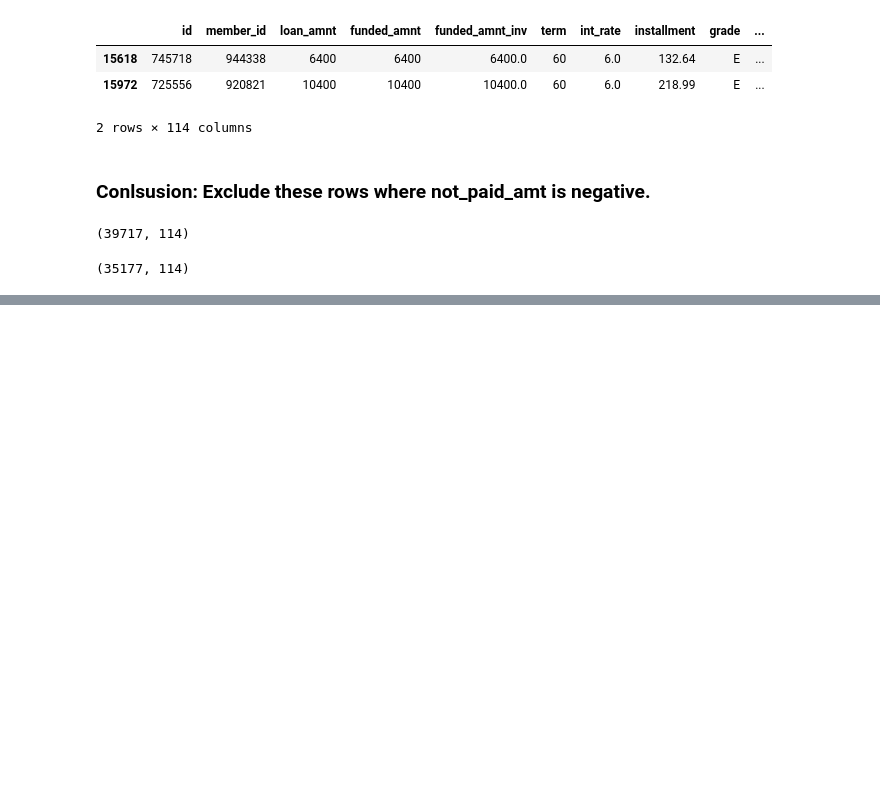
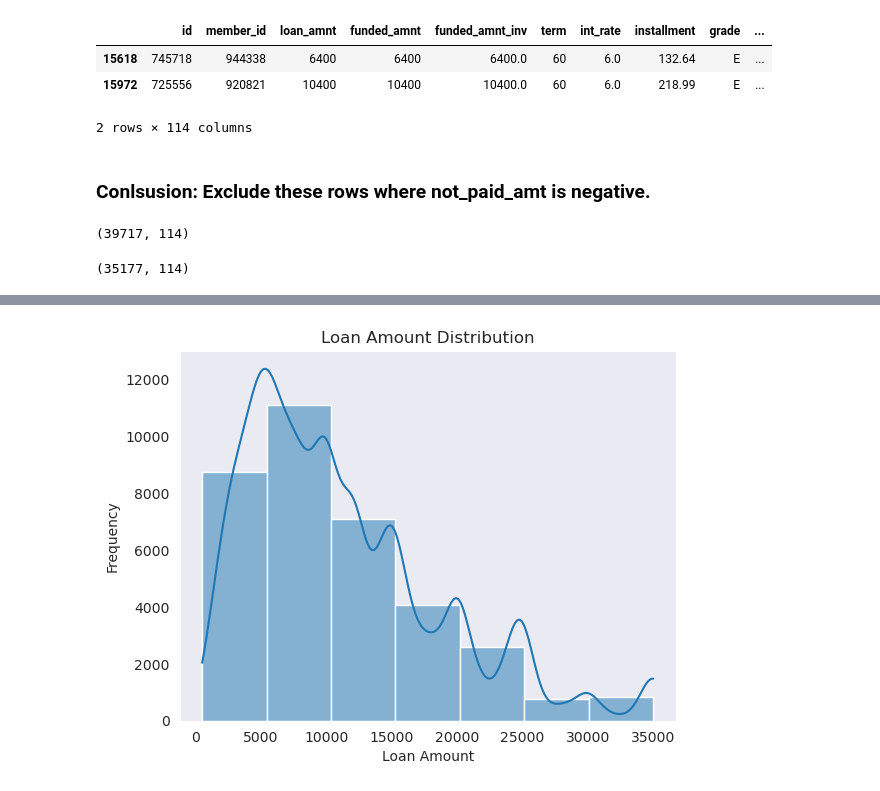
Before and after one commit to PraveenSM/LendingClubCaseStudy, a Jupyter notebook: Praveen_Mathad.ipynb, the cells around one changed output, grey strips where cells are left out. Drawn from its saved outputs; the diff is of its cells as text; code cells hidden in the pictures; blank space fills up the shorter version.

```diff
--- a/Praveen_Mathad.ipynb
+++ b/Praveen_Mathad.ipynb
@@ -484,0 +516,8 @@ sns.boxplot(df1['not_paid_amt'])
+# %%
+sns.histplot(df1['loan_amnt'], bins=7, kde=True)
+plt.title('Loan Amount Distribution')
+plt.xlabel('Loan Amount')
+plt.ylabel('Frequency')
+plt.show()
+# %% [output]
+[figure, added]
```
Also changed, not shown: parts of 42 cells of this notebook.
